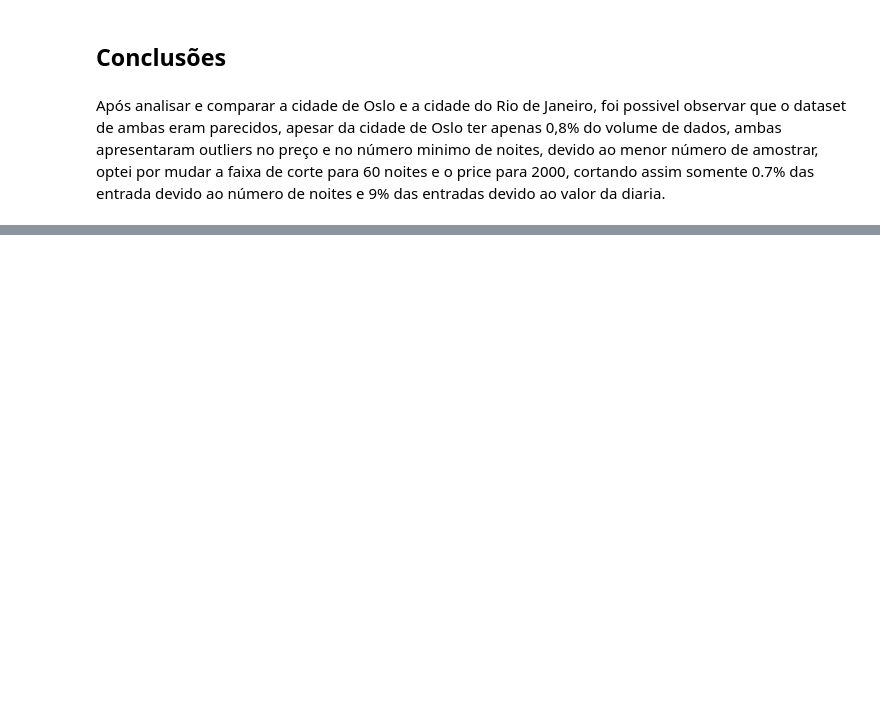
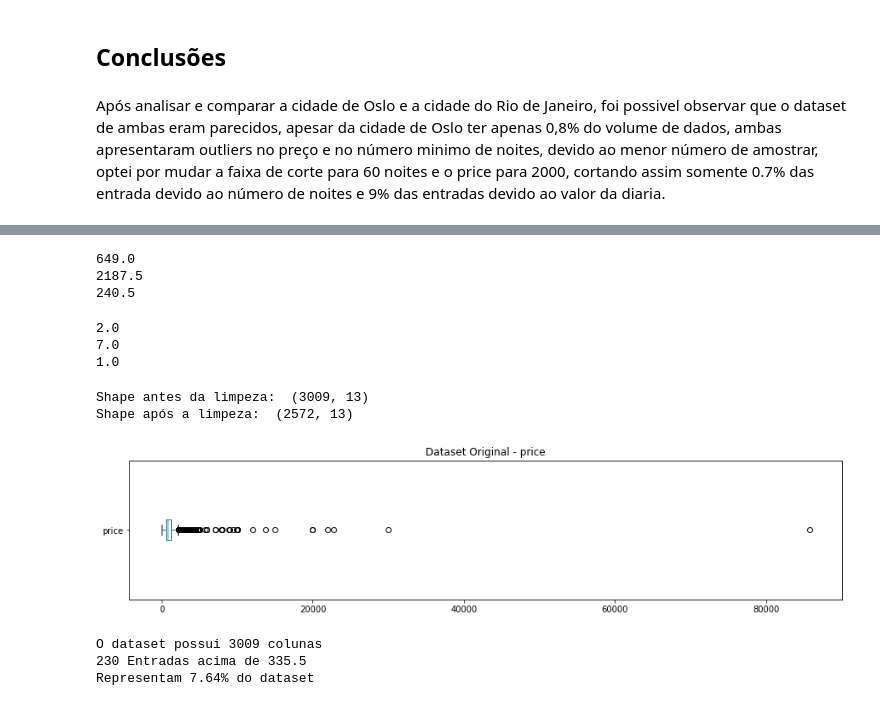
Before and after one commit to Snayderr/data_science, a Jupyter notebook: M1/Analisando_os_Dados_do_Airbnb_(Oslo).ipynb, the cells around one changed output, grey strips where cells are left out. Drawn from its saved outputs; the diff is of its cells as text; code cells hidden in the pictures; blank space fills up the shorter version.

Commit message:
update Oslo

```diff
--- a/M1/Analisando_os_Dados_do_Airbnb_(Oslo).ipynb
+++ b/M1/Analisando_os_Dados_do_Airbnb_(Oslo).ipynb
@@ -301,0 +323,13 @@ Após analisar e comparar a cidade de Oslo e a cidade do Rio de Janeiro, foi pos
+# %%
+# importar o arquivo listings.csv para um DataFrame
+
+df = pd.read_csv("http://data.insideairbnb.com/norway/oslo/oslo/2020-12-31/visualisations/listings.csv")
+# %%
+# excluindo colunas com dados faltantes
+df.drop(columns=['reviews_per_month', 'last_review', 'neighbourhood_group'], inplace=True)
+
+# excluindo entradas com dados faltantes
+df.dropna(axis=0, inplace=True)
+
+# apresentar percentual de dados faltantes
+(df.isnull().sum() / df.shape[0]).sort_values(ascending=False) * 100
@@ -301,0 +351,65 @@ Após analisar e comparar a cidade de Oslo e a cidade do Rio de Janeiro, foi pos
+# %%
+# IQR = Q3 - Q1  => price
+
+q1_price = df.price.quantile(.25)
+q3_price = df.price.quantile(.75)
+IQR_price = q3_price - q1_price
+print(IQR_price)
+
+sup_price = q3_price + 1.5 * IQR_price
+print(sup_price)
+
+
+inf_price = q3_price - 1.5 * IQR_price
+print(inf_price)
+# %% [output]
+649.0
+2187.5
+240.5
+# %%
+# IQR = Q3 - Q1  => minimum_nights
+
+q1_minimum_nights = df.minimum_nights.quantile(.25)
+q3_minimum_nights = df.minimum_nights.quantile(.75)
+IQR_minimum_nights = q3_minimum_nights - q1_minimum_nights
+print(IQR_minimum_nights)
+
+sup_minimum_nights = q3_minimum_nights + 1.5 * IQR_minimum_nights
+print(sup_minimum_nights)
+
+
+inf_minimum_nights = q3_minimum_nights - 1.5 * IQR_minimum_nights
+print(inf_minimum_nights)
+# %% [output]
+2.0
+7.0
+1.0
+# %%
+# limpando o dataset
+
+df_clean = df.copy()
+df_clean.drop(df_clean[df_clean.price > 2187.5].index, axis=0, inplace=True)
+df_clean.drop(df_clean[df_clean.price < 240.5].index, axis=0, inplace=True)
+
+df_clean.drop(df_clean[df_clean.minimum_nights > 7].index, axis=0, inplace=True)
+df_clean.drop(df_clean[df_clean.minimum_nights < 1].index, axis=0, inplace=True)
+
+print('Shape antes da limpeza: ', df.shape)
+print('Shape após a limpeza: ',df_clean.shape)
+# %% [output]
+Shape antes da limpeza:  (3009, 13)
+Shape após a limpeza:  (2572, 13)
+# %%
+# plotando novamente o boxplot original
+fig, ax = plt.subplots(figsize=(15,3))
+df.price.plot(kind='box', vert=False);
+ax.set_title('Dataset Original - price')
+plt.show()
+print("O dataset possui {} colunas".format(df.shape[0]))
+print("{} Entradas acima de 335.5".format(len(df[df.price > 2187.5])))
+print("Representam {:.2f}% do dataset".format((len(df[df.price > 2187.5]) / df.shape[0])*100))
+# %% [output]
+[figure, added]
+O dataset possui 3009 colunas
+230 Entradas acima de 335.5
+Representam 7.64% do dataset
```
Also changed, not shown: parts of 9 cells of this notebook.
